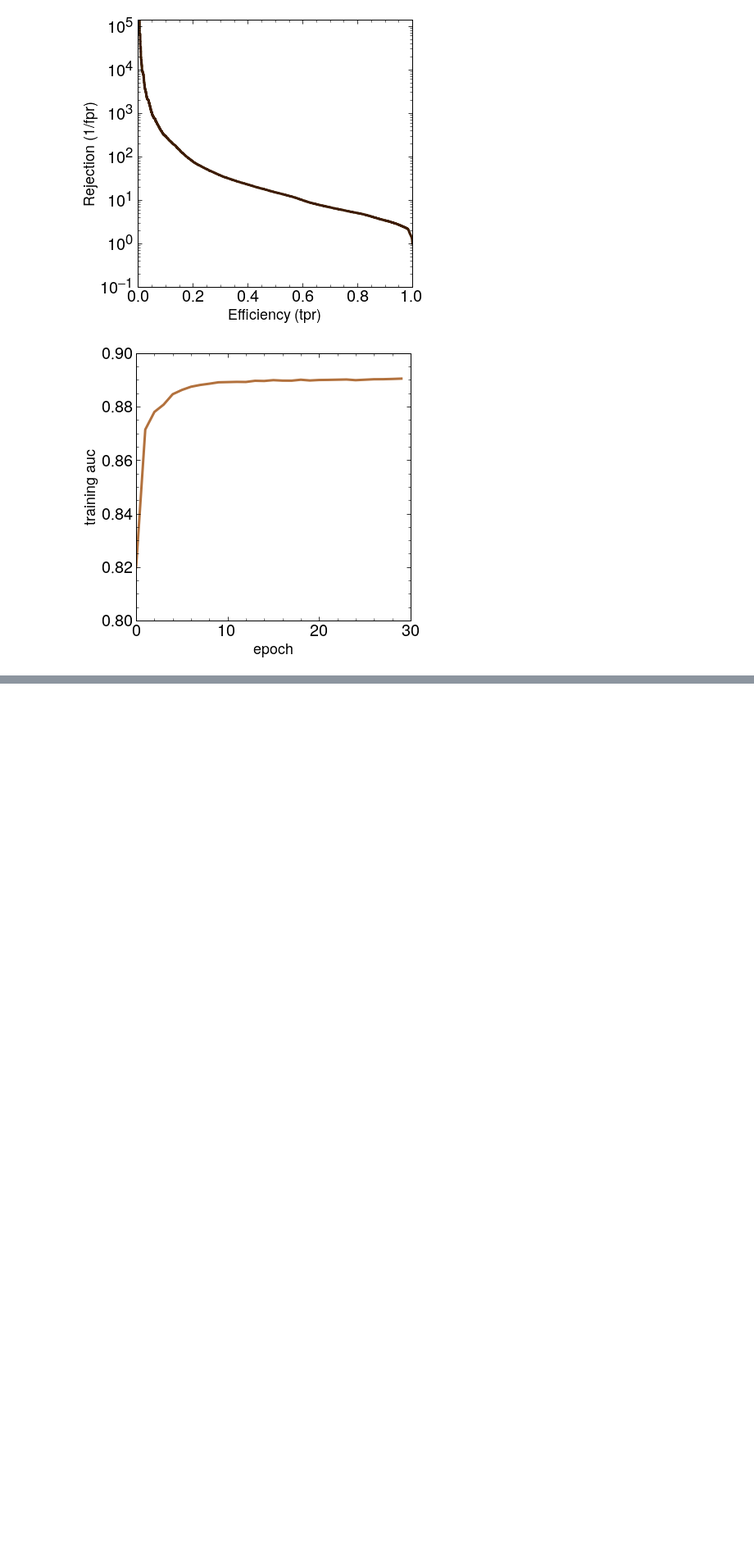
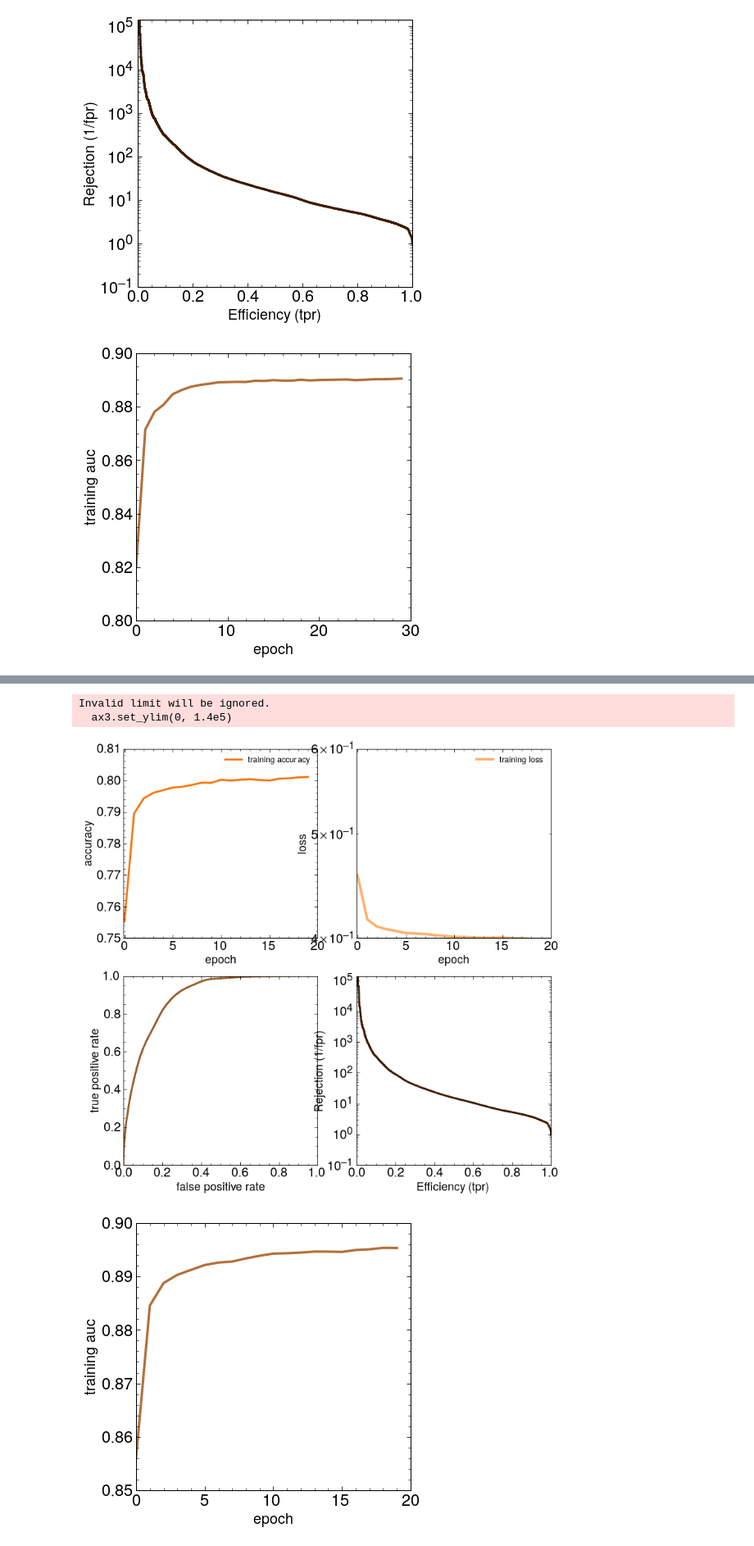
Before and after one commit to KaelaDouglas/LCStudies, a Jupyter notebook: clusters/Week2_goodcopy.ipynb, the cells around one changed output, grey strips where cells are left out. Shown at 82% size. Drawn from its saved outputs; the diff is of its cells as text; code cells hidden in the pictures; blank space fills up the shorter version.

```diff
--- a/clusters/Week2_goodcopy.ipynb
+++ b/clusters/Week2_goodcopy.ipynb
@@ -90,10 +90,23 @@ def simple_pi_NN(ppdat_list, p0dat_list, epochs):
 
     #define model
     #seems to actually perform better without too many nodes
-    model = tf.keras.Sequential([tf.keras.layers.Dense(30, activation='relu', input_dim=dim),
+    model = tf.keras.Sequential([tf.keras.layers.Dense(100, activation='relu', input_dim=dim),
                                  #tf.keras.layers.Dropout(0.2),
-                                 tf.keras.layers.Dense(30, activation='relu'),
-                                 tf.keras.layers.Dense(30, activation='relu'),
+                                 tf.keras.layers.Dense(100, activation='relu'),
+                                 tf.keras.layers.Dense(100, activation='relu'),
+                                 tf.keras.layers.Dense(100, activation='relu'),
+                                 #tf.keras.layers.Dropout(0.2),
+                                 tf.keras.layers.Dense(100, activation='relu'),
+                                 tf.keras.layers.Dense(100, activation='relu'),
+                                 tf.keras.layers.Dense(100, activation='relu'),
+                                 tf.keras.layers.Dense(100, activation='relu'),
+                                 tf.keras.layers.Dense(100, activation='relu'),
+                                 tf.keras.layers.Dense(100, activation='relu'),
+                                 tf.keras.layers.Dense(100, activation='relu'),
+                                 tf.keras.layers.Dense(100, activation='relu'),
+                                 #tf.keras.layers.Dropout(0.2),
+                                 tf.keras.layers.Dense(100, activation='relu'),
+                                 tf.keras.layers.Dense(100, activation='relu'),
                                  tf.keras.layers.Dense(2, kernel_initializer='normal', activation='softmax')]) #needed to specify softmax on last layer (why?)
 
     #compile model
@@ -219,0 +225,7 @@ Rejection at 95% efficiency: 2.696747894094624
+# %%
+#try 2: dens, depth, E, 10 layers x 30 nodes, 20 epochs, don't rerun
+
+hist, FPR, TPR, AUC = simple_pi_NN(ppdatlist, p0datlist, epochs=20)
+
+metrics_and_plots(hist, FPR, TPR, AUC)
+# %% [output]
@@ -219,0 +249,4 @@ Rejection at 95% efficiency: 2.696747894094624
+Invalid limit will be ignored.
+  ax3.set_ylim(0, 1.4e5)
+[figure, added]
+[figure, added]
```
Also changed, not shown: parts of 13 cells of this notebook, 10 other files.
